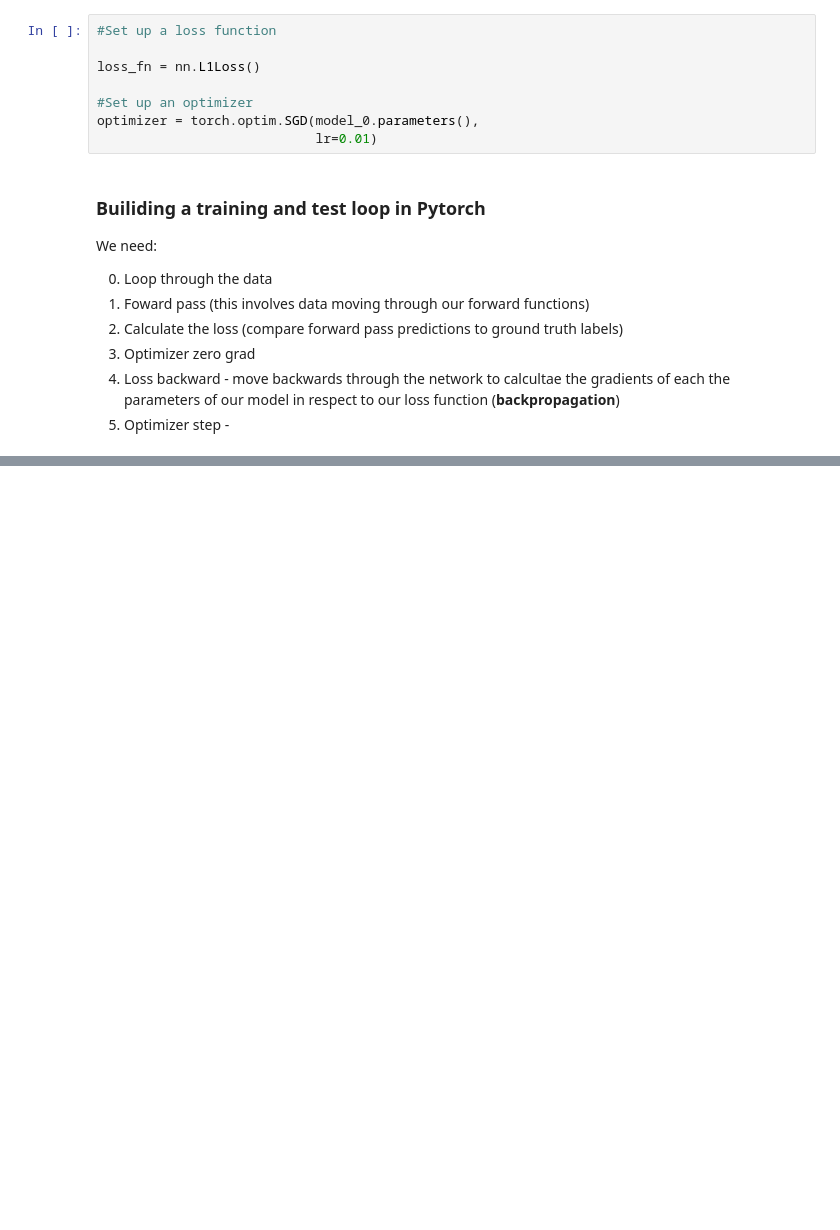
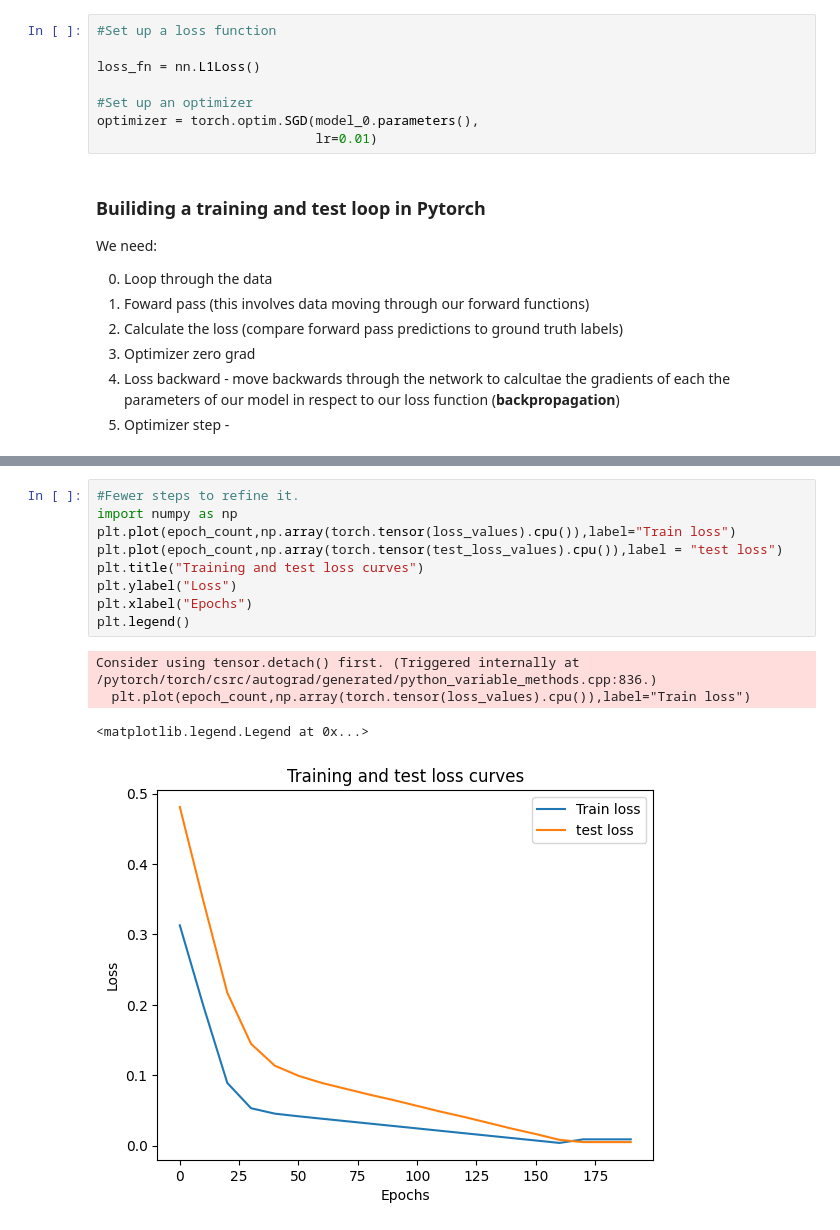
Before and after one commit to MarioHervas/pytorch-tutorial, a Jupyter notebook: pytorch_first_steps.ipynb, the cells around one changed output, grey strips where cells are left out. Saved outputs shown, nothing was run; the diff lists cells and outputs as text; blank space fills up the shorter version.

```diff
--- a/pytorch_first_steps.ipynb
+++ b/pytorch_first_steps.ipynb
@@ -188,0 +237,14 @@ for epoch in range (epochs):
+# %%
+#Fewer steps to refine it.
+import numpy as np
+plt.plot(epoch_count,np.array(torch.tensor(loss_values).cpu()),label="Train loss")
+plt.plot(epoch_count,np.array(torch.tensor(test_loss_values).cpu()),label = "test loss")
+plt.title("Training and test loss curves")
+plt.ylabel("Loss")
+plt.xlabel("Epochs")
+plt.legend()
+# %% [output]
+Consider using tensor.detach() first. (Triggered internally at /pytorch/torch/csrc/autograd/generated/python_variable_methods.cpp:836.)
+  plt.plot(epoch_count,np.array(torch.tensor(loss_values).cpu()),label="Train loss")
+<matplotlib.legend.Legend at 0x...>
+[figure, added]
```
Also changed, not shown: parts of 8 cells of this notebook.
